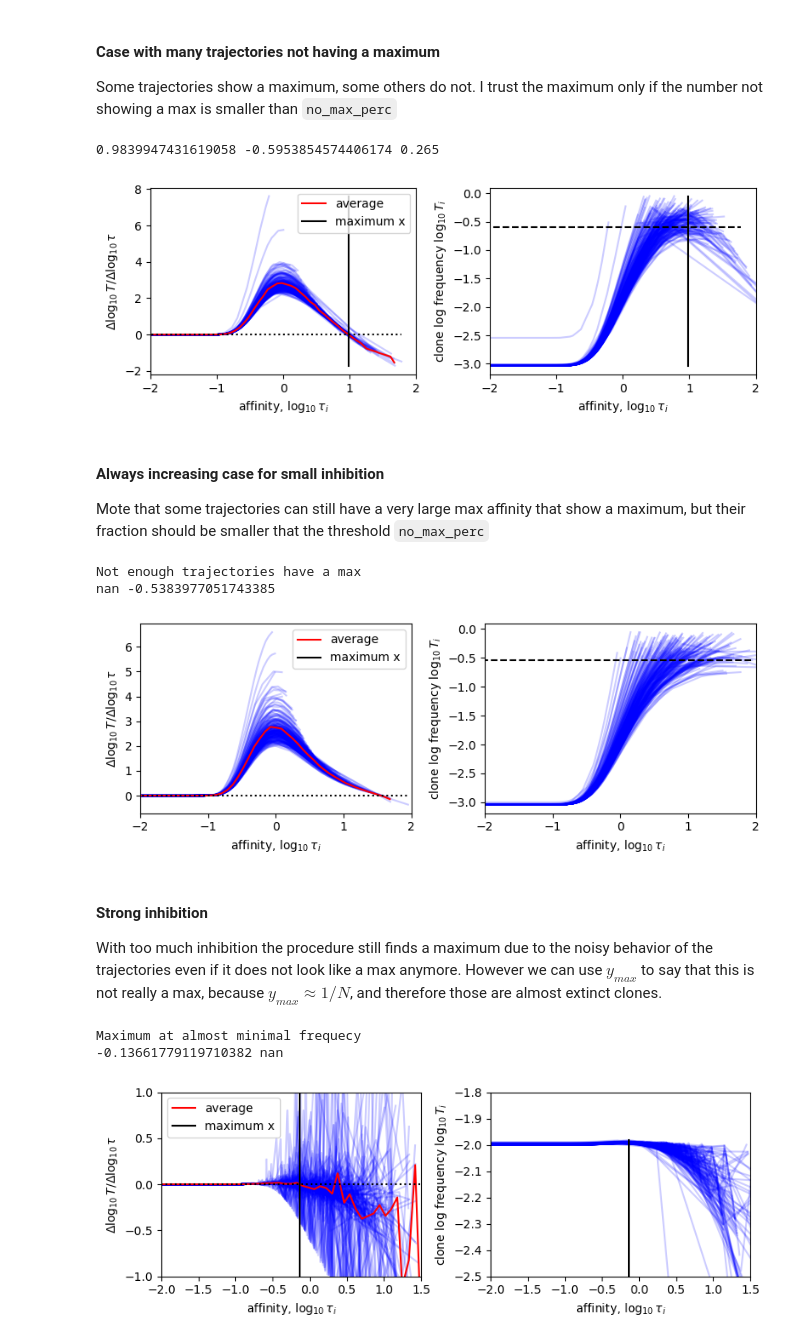
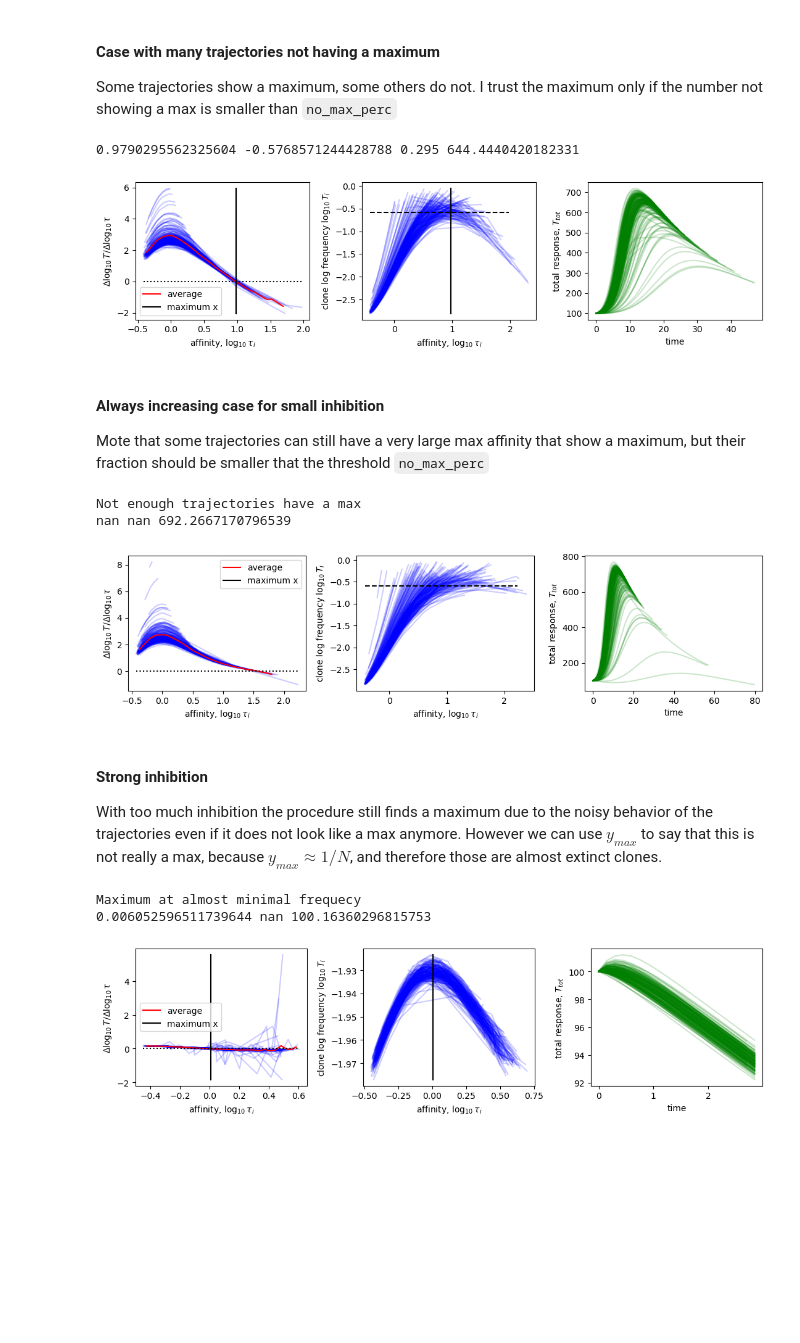
Before and after one commit to statbiophys/TT-inhibition, a Jupyter notebook: phase_diagram_procedure.ipynb, the cells around one changed output. Saved outputs shown, nothing was run; the diff lists cells and outputs as text; code cells hidden in the pictures; blank space fills up the shorter version.

```diff
--- a/phase_diagram_procedure.ipynb
+++ b/phase_diagram_procedure.ipynb
@@ -116,0 +133,20 @@ plt.tight_layout()
+# %%
+times, T_trajs, P_trajs, S_trajs = ut.run_setting(pars, tau_samp, t_steps, dt, traj_steps=traj_steps,
+                                                  stop_cond=stop_cond_peak)
+# %%
+fig, (ax1, ax2) = plt.subplots(1,2,figsize=(8, 3.5))
+
+cmap = colormaps.get_cmap('hot_r')
+cmap_norm = plt.Normalize(vmin=min(np.log10(tau_samp.taus)), vmax=max(np.log10(tau_samp.taus)))
+
+ax1.set_yscale('log')
+ax1.set_xlabel('time')
+ax1.set_ylabel(r'clone abundance, $T_i$')
+for i, Ts in enumerate(T_trajs.T):
+    color = cmap(cmap_norm(np.log10(tau_samp.taus[i])))
+    ax1.plot(times, Ts, c=color)
+
+T_tot = np.sum(T_trajs, axis=1)
+ax2.plot(times, T_tot)
+
+plt.tight_layout()
@@ -242,36 +298,36 @@ plt.tight_layout()
 Some trajectories show a maximum, some others do not. I trust the maximum only if the number not showing a max is smaller than `no_max_perc`
 # %%
 R = 200
-taus_mat, Tfreqs_mat = generate_ensamble(R, tau_samp, alpha0=1e-5)
+taus_mat, Tfreqs_mat, T_tot_mat, times_mat = generate_ensamble(R, tau_samp, stop_cond_memory, alpha0=1e-5)
 x_max, y_max, n_x_max = find_max(taus_mat, Tfreqs_mat)
 
-x_max, y_max = evaluate_max_result(x_max, y_max, n_x_max, no_max_perc, verbose=True)
-print(x_max, y_max, n_x_max/R)
+x_max = evaluate_max_result(x_max, n_x_max, no_max_perc, verbose=True)
+print(x_max, y_max, n_x_max/R, outcome)
 # %% [output]
-0.9839947431619058 -0.5953854574406174 0.265
+0.9790295562325604 -0.5768571244428788 0.295 644.4440420182331
 # %%
-ax1, ax2 = plot_max_procedure(taus_mat, Tfreqs_mat, x_max, y_max)
+ax1, ax2, ax3 = plot_max_procedure(taus_mat, Tfreqs_mat, x_max, y_max, T_tot_mat, times_mat)
 plt.tight_layout()
 # %% [output]
-[figure, old version]
+[figure, new version]
 # %% [markdown]
 #### Always increasing case for small inhibition
 Mote that some trajectories can still have a very large max affinity that show a maximum, but their fraction should be smaller that the threshold `no_max_perc`
 # %%
 R = 200
-taus_mat, Tfreqs_mat = generate_ensamble(R, tau_samp, alpha0=1e-6)
+taus_mat, Tfreqs_mat, T_tot_mat, times_mat = generate_ensamble(R, tau_samp, stop_cond_memory, alpha0=1e-6)
 x_max, y_max, n_x_max = find_max(taus_mat, Tfreqs_mat)
 
-x_max, y_max = evaluate_max_result(x_max, y_max, n_x_max, no_max_perc, verbose=True)
-print(x_max, y_max)
+x_max = evaluate_max_result(x_max, n_x_max, no_max_perc, verbose=True)
+print(x_max, y_max, outcome)
 # %% [output]
 Not enough trajectories have a max
-nan -0.5383977051743385
+nan nan 692.2667170796539
 # %%
-ax1, ax2 = plot_max_procedure(taus_mat, Tfreqs_mat, x_max, y_max)
+ax1, ax2, ax3 = plot_max_procedure(taus_mat, Tfreqs_mat, x_max, y_max, T_tot_mat, times_mat)
 plt.tight_layout()
 # %% [output]
-[figure, old version]
+[figure, new version]
 # %% [markdown]
 #### Strong inhibition
 
@@ -279,18 +335,16 @@ With too much inhibition the procedure still finds a maximum due to the noisy be
 However we can use $y_{max}$ to say that this is not really a max, because $y_{max} \approx 1/N$, and therefore those are almost extinct clones.
 # %%
 R = 200
-taus_mat, Tfreqs_mat = generate_ensamble(R, tau_samp, alpha0=1e-1)
+#taus_mat, Tfreqs_mat, T_tot_mat, times_mat = generate_ensamble(R, tau_samp, stop_cond_memory, alpha0=1e-2)
 x_max, y_max, n_x_max = find_max(taus_mat, Tfreqs_mat)
 
 x_max, y_max = evaluate_max_result(x_max, y_max, n_x_max, no_max_perc, verbose=True)
-print(x_max, y_max)
+print(x_max, y_max, np.mean([np.max(Ttot) for Ttot in T_tot_mat]))
 # %% [output]
 Maximum at almost minimal frequecy
--0.13661779119710382 nan
+0.006052596511739644 nan 100.16360296815753
 # %%
-ax1, ax2 = plot_max_procedure(taus_mat, Tfreqs_mat, x_max, y_max, xlim=(-2.0, 1.5))
-ax1.set_ylim(-1,1)
-ax2.set_ylim(-2.5,-1.8)
+ax1, ax2, ax3 = plot_max_procedure(taus_mat, Tfreqs_mat, x_max, y_max, T_tot_mat, times_mat)
 plt.tight_layout()
 # %% [output]
-[figure, old version]
+[figure, new version]
```
Also changed, not shown: parts of 12 cells of this notebook, 9 other files.
